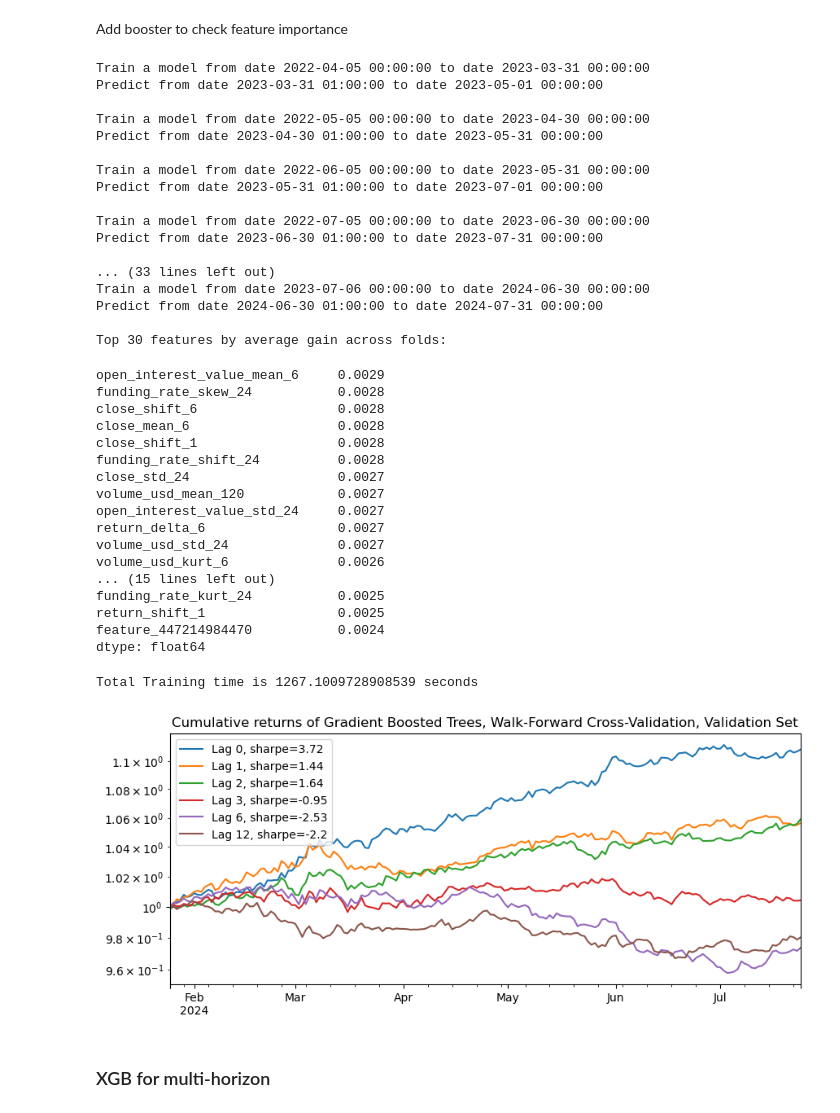
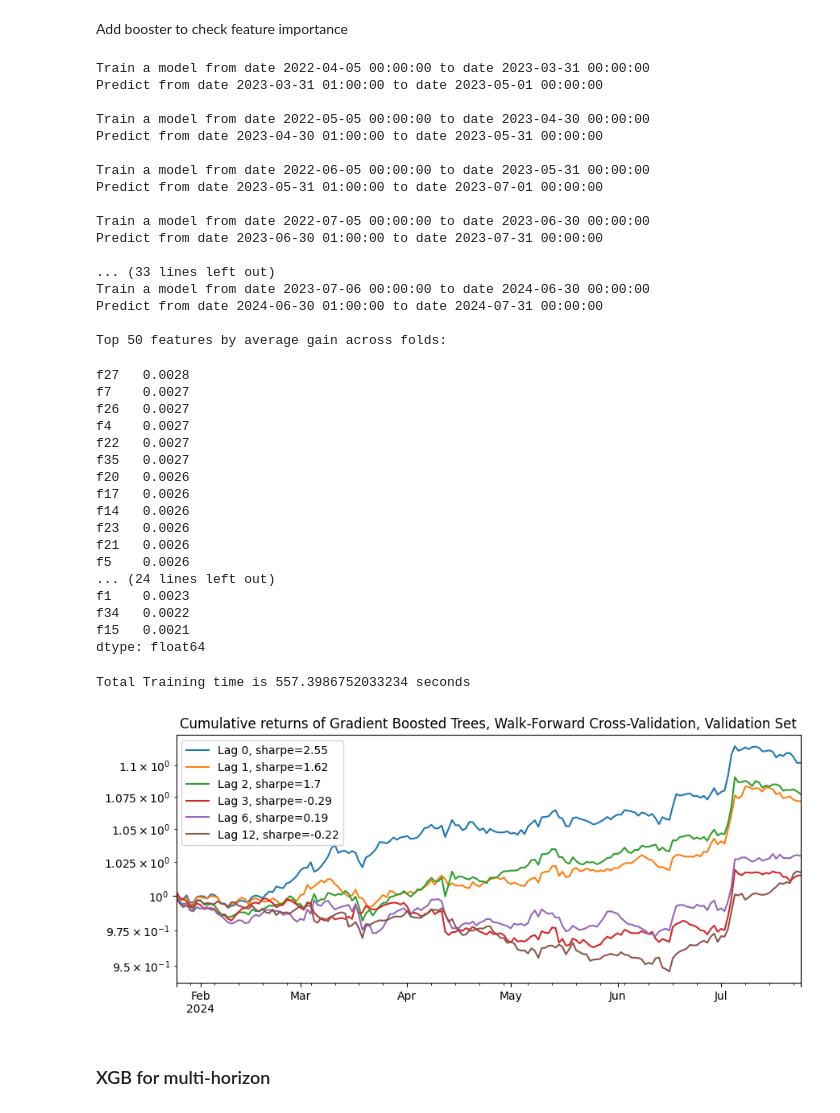
Before and after one commit to anbinh-bui/Crypto-Return-Creative-Modelling-Project, a Jupyter notebook: AI Project.ipynb, the cells around one changed output. Cells and saved outputs as stored; diff of their text form; code cells hidden in the pictures.

```diff
--- a/AI Project.ipynb
+++ b/AI Project.ipynb
@@ -662,8 +833,18 @@ def train_predict_period(
         label_fold = returns.loc[start_date_train_fold:last_date_train_fold
             ].shift(-1).stack()
 
+        features_train_raw = features_normalized.reindex(label_fold.index)
+
+        # mask: finite label AND all finite features
+        mask = (
+            np.isfinite(label_fold.values)
+            & np.isfinite(features_train_raw).all(axis=1).values
+        )
+
+        label_fold = label_fold[mask] # mask to keep only rows with finite label and features
+        features_normalized_train_fold = features_train_raw[mask]
         # Only keep dates of the train and validation sets for the features
-        features_normalized_train_fold = features_normalized.reindex(label_fold.index)
+        #features_normalized_train_fold = features_normalized.reindex(label_fold.index)
         features_normalized_validate_fold = features_normalized.sort_index().loc[
             start_date_validate_fold:last_date_validate_fold]
 
@@ -725,8 +906,8 @@ predictions = pd.concat(predictions, axis=1).T.groupby(level=1).sum().T
 importance_df = pd.concat(importances, axis=1).fillna(0)
 importance_mean = importance_df.mean(axis=1).sort_values(ascending=False)
 
-print("Top 30 features by average gain across folds:")
-display(importance_mean.head(30))
+print("Top 50 features by average gain across folds:")
+display(importance_mean.head(50))
 
 # Remove extra zeros added in the process, as we don't want to take positions
 # if there was no prediction
@@ -740,52 +921,52 @@ t2 = time.time()
 print(f"Total Training time is {t2-t1} seconds")
 
 # Analyse our predictions
 analyze_expected_returns(
     expected_returns=predictions.loc[start_date_validate:last_date_validate],
     returns=data["return"].loc[start_date_validate:last_date_validate],
     rfr_hourly=rfr_hourly,
     title=f"Gradient Boosted Trees, Walk-Forward Cross-Validation, Validation Set",
     lags=[0,1,2,3,6,12],
     tc=tc,
 
 )
 # %% [output]
 Train a model from date 2022-04-05 00:00:00 to date 2023-03-31 00:00:00
 Predict from date 2023-03-31 01:00:00 to date 2023-05-01 00:00:00
 
 Train a model from date 2022-05-05 00:00:00 to date 2023-04-30 00:00:00
 Predict from date 2023-04-30 01:00:00 to date 2023-05-31 00:00:00
 
 Train a model from date 2022-06-05 00:00:00 to date 2023-05-31 00:00:00
 Predict from date 2023-05-31 01:00:00 to date 2023-07-01 00:00:00
 
 Train a model from date 2022-07-05 00:00:00 to date 2023-06-30 00:00:00
 Predict from date 2023-06-30 01:00:00 to date 2023-07-31 00:00:00
 
 ... (33 lines left out)
 Train a model from date 2023-07-06 00:00:00 to date 2024-06-30 00:00:00
 Predict from date 2024-06-30 01:00:00 to date 2024-07-31 00:00:00
 
-Top 30 features by average gain across folds:
+Top 50 features by average gain across folds:
-open_interest_value_mean_6     0.0029
-funding_rate_skew_24           0.0028
-close_shift_6                  0.0028
-close_mean_6                   0.0028
-close_shift_1                  0.0028
-funding_rate_shift_24          0.0028
-close_std_24                   0.0027
-volume_usd_mean_120            0.0027
-open_interest_value_std_24     0.0027
-return_delta_6                 0.0027
-volume_usd_std_24              0.0027
-volume_usd_kurt_6              0.0026
-... (15 lines left out)
-funding_rate_kurt_24           0.0025
-return_shift_1                 0.0025
-feature_447214984470           0.0024
+f27   0.0028
+f7    0.0027
+f26   0.0027
+f4    0.0027
+f22   0.0027
+f35   0.0027
+f20   0.0026
+f17   0.0026
+f14   0.0026
+f23   0.0026
+f21   0.0026
+f5    0.0026
+... (24 lines left out)
+f1    0.0023
+f34   0.0022
+f15   0.0021
 dtype: float64
-Total Training time is 1267.1009728908539 seconds
+Total Training time is 557.3986752033234 seconds
-[figure, old version]
+[figure, new version]
 # %% [markdown]
 ### XGB for multi-horizon
 # %%
```
Also changed, not shown: parts of 10 cells of this notebook.
